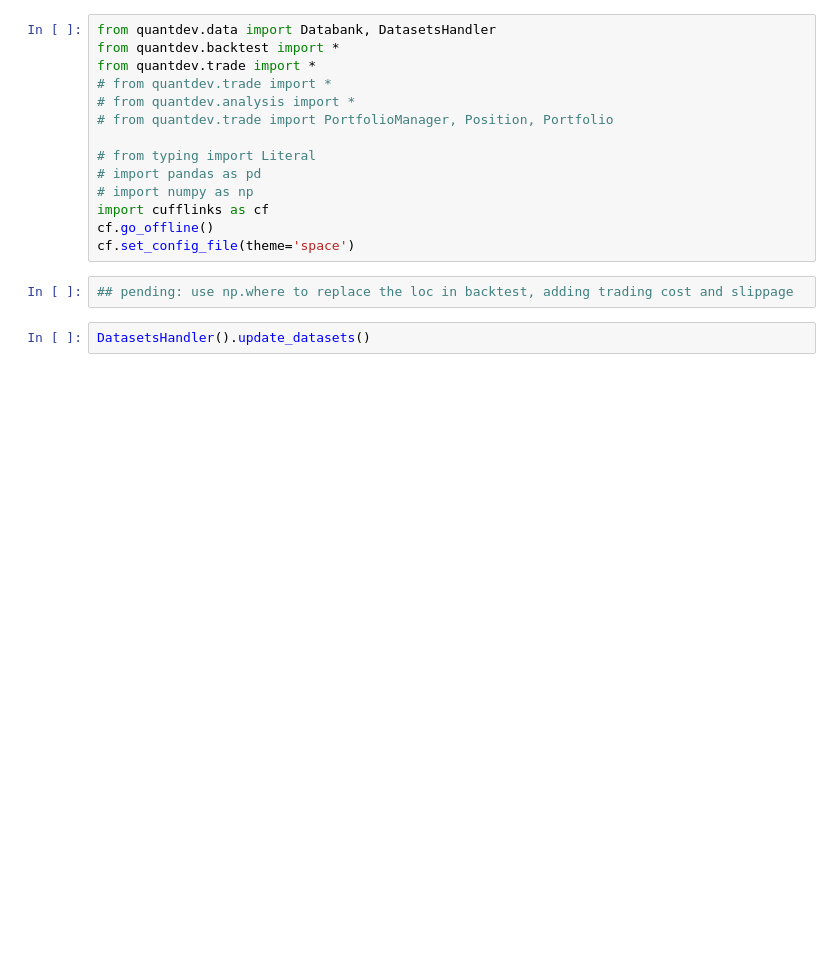
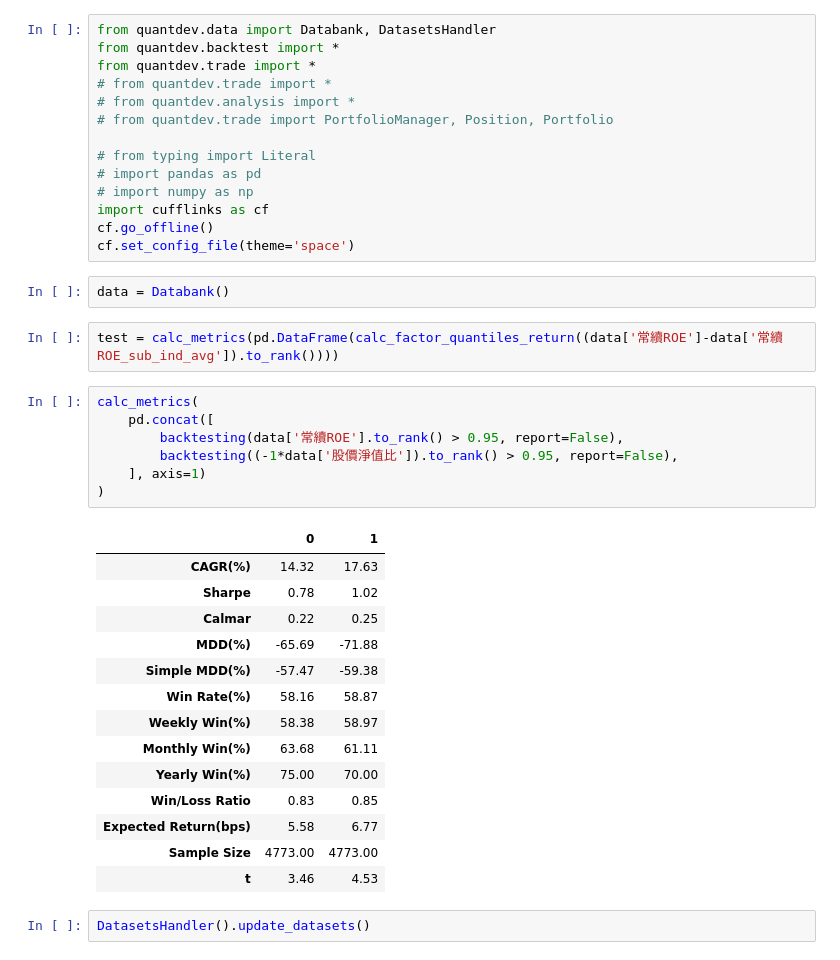
Before and after one commit to DeepLeek-quant/scythe-quant, a Jupyter notebook: examples/examples.ipynb, the cells around one changed output. Saved outputs shown, nothing was run; the diff lists cells and outputs as text; blank space fills up the shorter version.

```diff
--- a/examples/examples.ipynb
+++ b/examples/examples.ipynb
@@ -12,8 +12,32 @@ from quantdev.trade import *
 import cufflinks as cf
 cf.go_offline()
 cf.set_config_file(theme='space')
-# %%
-## pending: use np.where to replace the loc in backtest, adding trading cost and slippage
+# %%
+data = Databank()
+# %%
+test = calc_metrics(pd.DataFrame(calc_factor_quantiles_return((data['常續ROE']-data['常續ROE_sub_ind_avg']).to_rank())))
+# %%
+calc_metrics(
+    pd.concat([
+        backtesting(data['常續ROE'].to_rank() > 0.95, report=False),
+        backtesting((-1*data['股價淨值比']).to_rank() > 0.95, report=False),
+    ], axis=1)
+)
+# %% [output]
+|  | 0 | 1 |
+| CAGR(%) | 14.32 | 17.63 |
+| Sharpe | 0.78 | 1.02 |
+| Calmar | 0.22 | 0.25 |
+| MDD(%) | -65.69 | -71.88 |
+| Simple MDD(%) | -57.47 | -59.38 |
+| Win Rate(%) | 58.16 | 58.87 |
+| Weekly Win(%) | 58.38 | 58.97 |
+| Monthly Win(%) | 63.68 | 61.11 |
+| Yearly Win(%) | 75.00 | 70.00 |
+| Win/Loss Ratio | 0.83 | 0.85 |
+| Expected Return(bps) | 5.58 | 6.77 |
+| Sample Size | 4773.00 | 4773.00 |
+| t | 3.46 | 4.53 |
 # %%
 DatasetsHandler().update_datasets()
 # %% [markdown]
```
Also changed, not shown: parts of 1 cell of this notebook.
